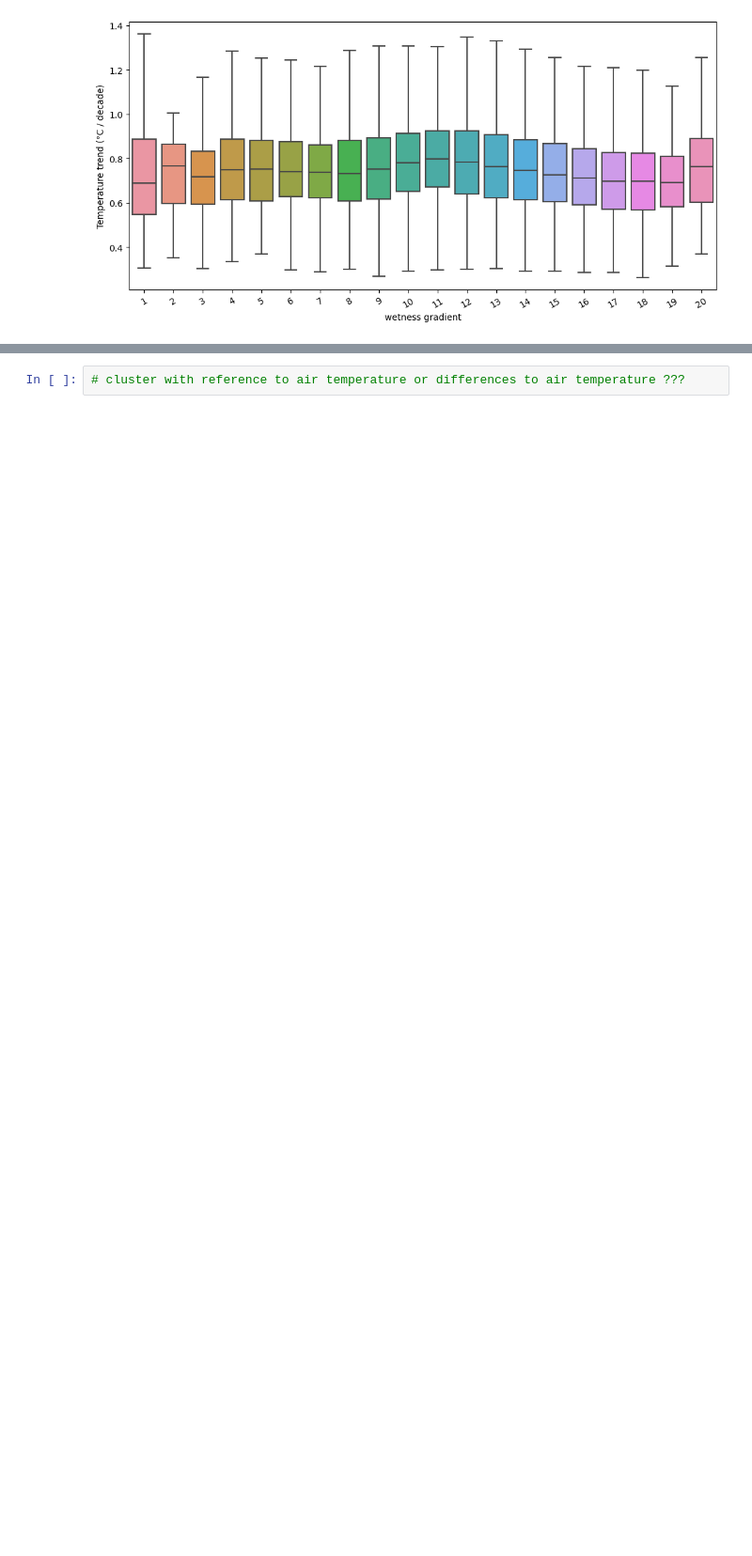
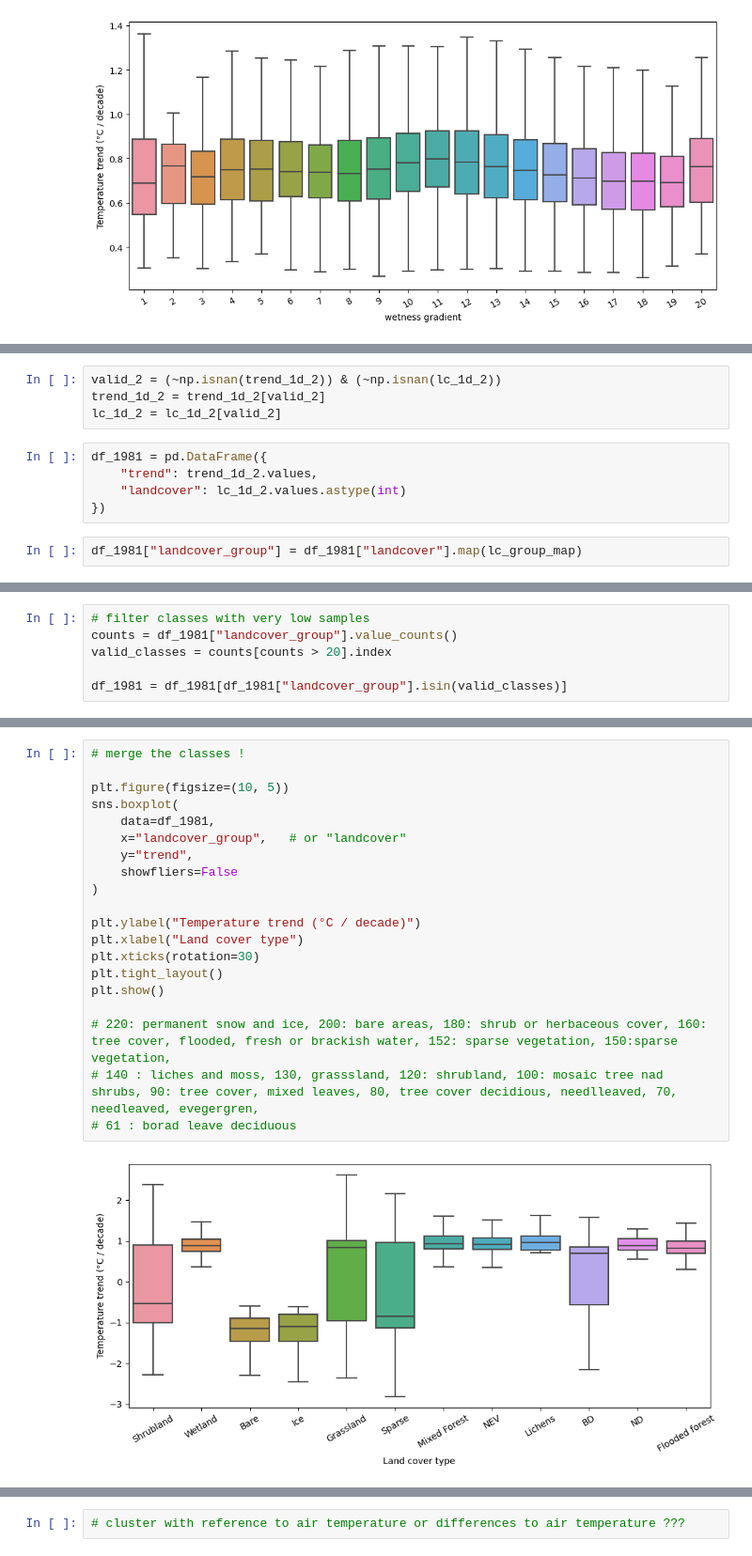
Before and after one commit to soniajdupuis/PhD_analysis, a Jupyter notebook: Paper_3_Analysis/box_plots.ipynb, the cells around one changed output, grey strips where cells are left out. Shown at 94% size. Cells and saved outputs as stored; diff of their text form; blank space fills up the shorter version.

```diff
--- a/Paper_3_Analysis/box_plots.ipynb
+++ b/Paper_3_Analysis/box_plots.ipynb
@@ -375,0 +385,11 @@ plt.show()
+# %%
+valid_2 = (~np.isnan(trend_1d_2)) & (~np.isnan(lc_1d_2))
+trend_1d_2 = trend_1d_2[valid_2]
+lc_1d_2 = lc_1d_2[valid_2]
+# %%
+df_1981 = pd.DataFrame({
+    "trend": trend_1d_2.values,
+    "landcover": lc_1d_2.values.astype(int)
+})
+# %%
+df_1981["landcover_group"] = df_1981["landcover"].map(lc_group_map)
@@ -375,0 +412,6 @@ plt.show()
+# %%
+# filter classes with very low samples
+counts = df_1981["landcover_group"].value_counts()
+valid_classes = counts[counts > 20].index
+
+df_1981 = df_1981[df_1981["landcover_group"].isin(valid_classes)]
@@ -375,0 +436,22 @@ plt.show()
+# %%
+# merge the classes !
+
+plt.figure(figsize=(10, 5))
+sns.boxplot(
+    data=df_1981,
+    x="landcover_group",   # or "landcover"
+    y="trend",
+    showfliers=False
+)
+
+plt.ylabel("Temperature trend (°C / decade)")
+plt.xlabel("Land cover type")
+plt.xticks(rotation=30)
+plt.tight_layout()
+plt.show()
+
+# 220: permanent snow and ice, 200: bare areas, 180: shrub or herbaceous cover, 160: tree cover, flooded, fresh or brackish water, 152: sparse vegetation, 150:sparse vegetation,
+# 140 : liches and moss, 130, grasssland, 120: shrubland, 100: mosaic tree nad shrubs, 90: tree cover, mixed leaves, 80, tree cover decidious, needlleaved, 70, needleaved, evegergren,
+# 61 : borad leave deciduous
+# %% [output]
+[figure, added]
```
Also changed, not shown: parts of 26 cells of this notebook, 1 other file.
